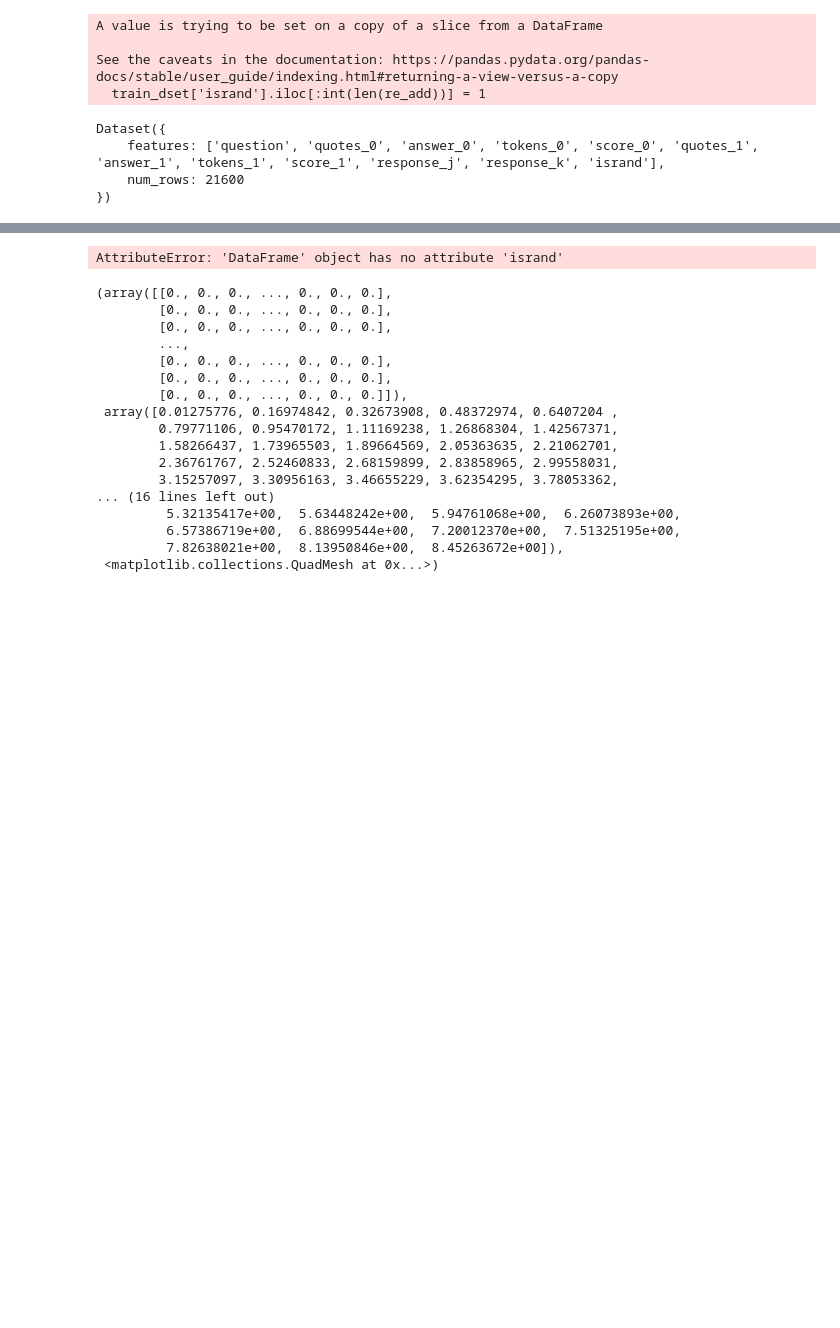
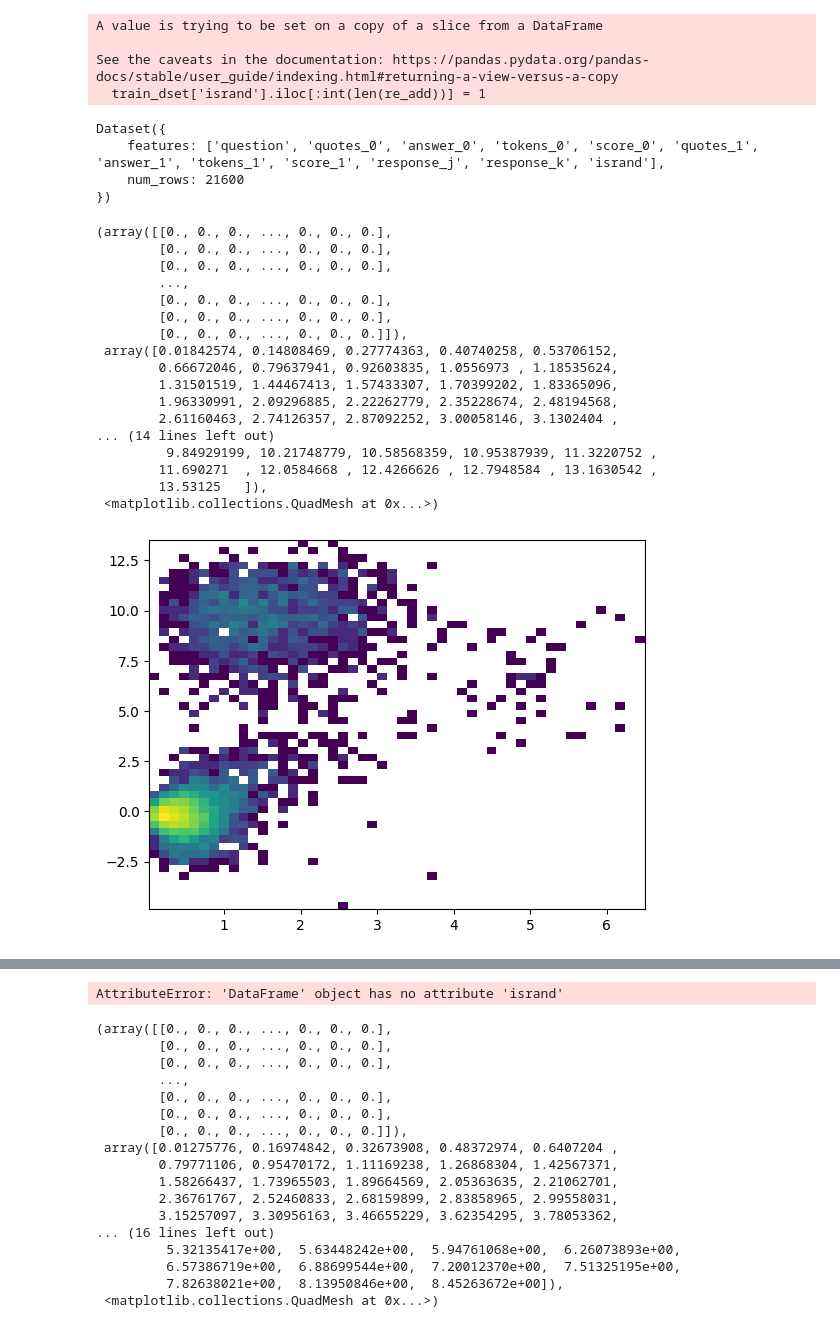
Before and after one commit to PrasannS/rlhf-length-biases, a Jupyter notebook: eval/examine_dcarto.ipynb, the cells around one changed output, grey strips where cells are left out. Drawn from its saved outputs; the diff is of its cells as text; code cells hidden in the pictures; blank space fills up the shorter version.

```diff
--- a/eval/examine_dcarto.ipynb
+++ b/eval/examine_dcarto.ipynb
@@ -153,6 +154,27 @@ def procn(ntmp):
     return ntmp
 # %%
 ndf = procn(ndf)
+# %%
+lenscat(ndf[ndf.tk>ndf.tj+40])
+# %% [output]
+(array([[0., 0., 0., ..., 0., 0., 0.],
+        [0., 0., 0., ..., 0., 0., 0.],
+        [0., 0., 0., ..., 0., 0., 0.],
+        ...,
+        [0., 0., 0., ..., 0., 0., 0.],
+        [0., 0., 0., ..., 0., 0., 0.],
+        [0., 0., 0., ..., 0., 0., 0.]]),
+ array([0.01842574, 0.14808469, 0.27774363, 0.40740258, 0.53706152,
+        0.66672046, 0.79637941, 0.92603835, 1.0556973 , 1.18535624,
+        1.31501519, 1.44467413, 1.57433307, 1.70399202, 1.83365096,
+        1.96330991, 2.09296885, 2.22262779, 2.35228674, 2.48194568,
+        2.61160463, 2.74126357, 2.87092252, 3.00058146, 3.1302404 ,
+... (14 lines left out)
+         9.84929199, 10.21748779, 10.58568359, 10.95387939, 11.3220752 ,
+        11.690271  , 12.0584668 , 12.4266626 , 12.7948584 , 13.1630542 ,
+        13.53125   ]),
+ <matplotlib.collections.QuadMesh at 0x...>)
+[figure, added]
 # %%
 lenscat(ndf)
 # %% [output]
```
Also changed, not shown: parts of 2 cells of this notebook.
